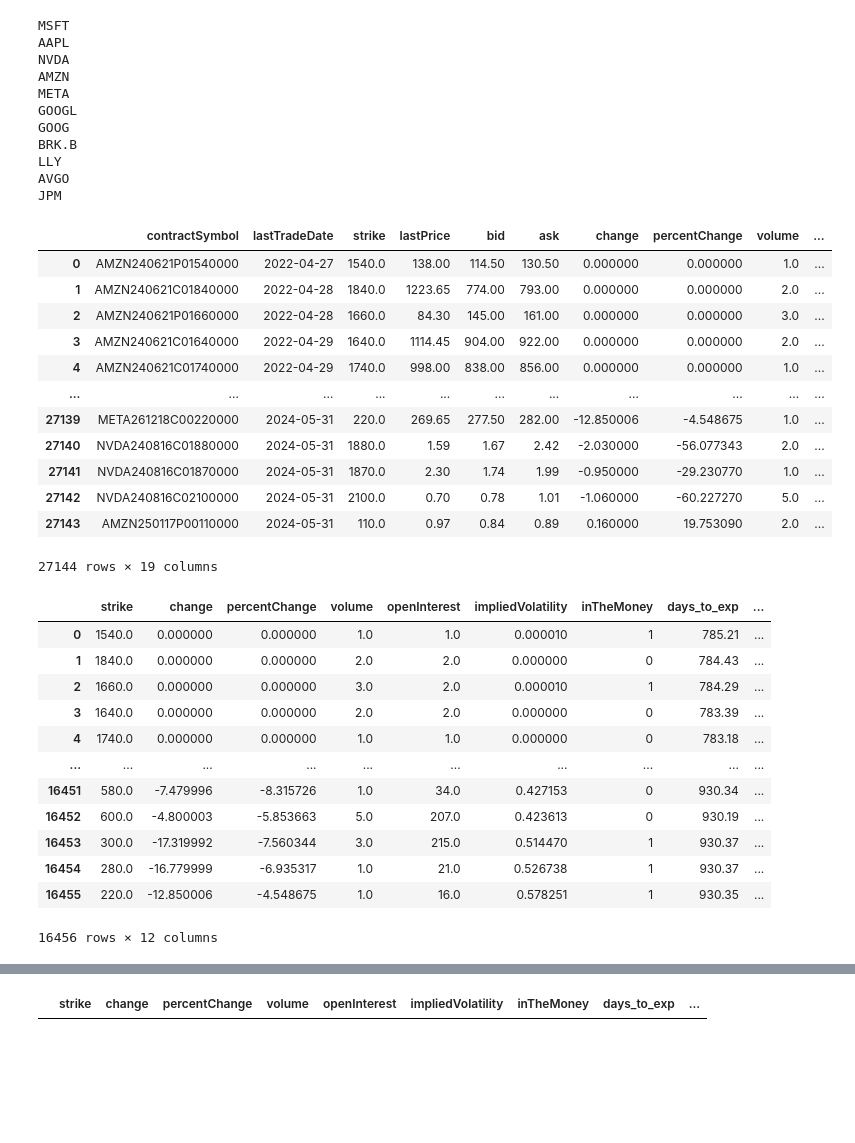
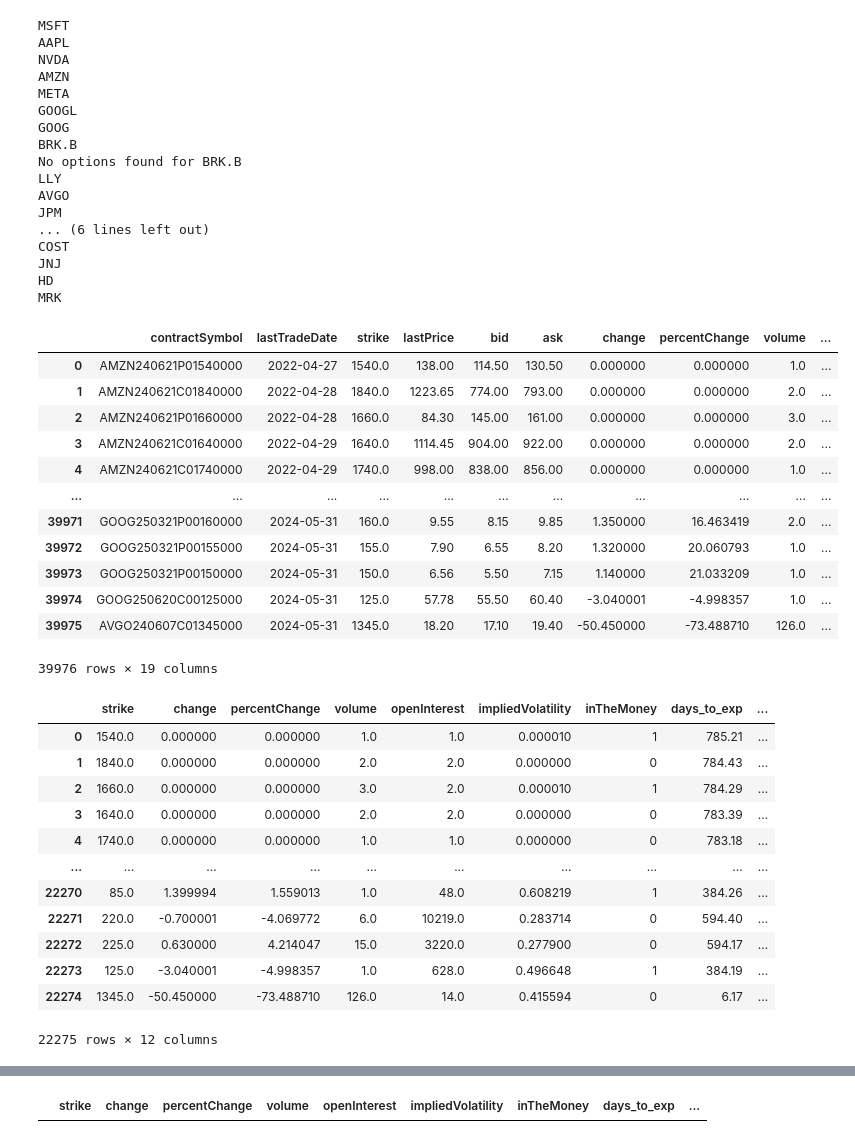
Before and after one commit to vsitucal-personal/ml2_final_project, a Jupyter notebook: ml_final_project.ipynb, the cells around one changed output, grey strips where cells are left out. Drawn from its saved outputs; the diff is of its cells as text; code cells hidden in the pictures; blank space fills up the shorter version.

```diff
--- a/ml_final_project.ipynb
+++ b/ml_final_project.ipynb
@@ -27,36 +27,42 @@ price_dict = {}
 # %%
 # top 5 tickers
 ticker_list = [
     "MSFT", "AAPL", "NVDA", "AMZN", "META", "GOOGL", "GOOG", "BRK.B", "LLY", "AVGO", "JPM",
-    # "XOM", "TSLA", "UNH", "V", "PG", "MA", "COST", "JNJ", "HD", "MRK"
+    "XOM", "TSLA", "UNH", "V", "PG", "MA", "COST", "JNJ", "HD", "MRK",
 ]
 df = combine_dfs(ticker_list, price_dict)
 df
 # %% [output]
 MSFT
 AAPL
 NVDA
 AMZN
 META
 GOOGL
 GOOG
 BRK.B
+No options found for BRK.B
 LLY
 AVGO
 JPM
+... (6 lines left out)
+COST
+JNJ
+HD
+MRK
 |  | contractSymbol | lastTradeDate | strike | lastPrice | bid | ask | change | percentChange | volume | ... |
 | 0 | AMZN240621P01540000 | 2022-04-27 | 1540.0 | 138.00 | 114.50 | 130.50 | 0.000000 | 0.000000 | 1.0 | ... |
 | 1 | AMZN240621C01840000 | 2022-04-28 | 1840.0 | 1223.65 | 774.00 | 793.00 | 0.000000 | 0.000000 | 2.0 | ... |
 | 2 | AMZN240621P01660000 | 2022-04-28 | 1660.0 | 84.30 | 145.00 | 161.00 | 0.000000 | 0.000000 | 3.0 | ... |
 | 3 | AMZN240621C01640000 | 2022-04-29 | 1640.0 | 1114.45 | 904.00 | 922.00 | 0.000000 | 0.000000 | 2.0 | ... |
 | 4 | AMZN240621C01740000 | 2022-04-29 | 1740.0 | 998.00 | 838.00 | 856.00 | 0.000000 | 0.000000 | 1.0 | ... |
 | ... | ... | ... | ... | ... | ... | ... | ... | ... | ... | ... |
-| 27139 | META261218C00220000 | 2024-05-31 | 220.0 | 269.65 | 277.50 | 282.00 | -12.850006 | -4.548675 | 1.0 | ... |
-| 27140 | NVDA240816C01880000 | 2024-05-31 | 1880.0 | 1.59 | 1.67 | 2.42 | -2.030000 | -56.077343 | 2.0 | ... |
-| 27141 | NVDA240816C01870000 | 2024-05-31 | 1870.0 | 2.30 | 1.74 | 1.99 | -0.950000 | -29.230770 | 1.0 | ... |
-| 27142 | NVDA240816C02100000 | 2024-05-31 | 2100.0 | 0.70 | 0.78 | 1.01 | -1.060000 | -60.227270 | 5.0 | ... |
-| 27143 | AMZN250117P00110000 | 2024-05-31 | 110.0 | 0.97 | 0.84 | 0.89 | 0.160000 | 19.753090 | 2.0 | ... |
+| 39971 | GOOG250321P00160000 | 2024-05-31 | 160.0 | 9.55 | 8.15 | 9.85 | 1.350000 | 16.463419 | 2.0 | ... |
+| 39972 | GOOG250321P00155000 | 2024-05-31 | 155.0 | 7.90 | 6.55 | 8.20 | 1.320000 | 20.060793 | 1.0 | ... |
+| 39973 | GOOG250321P00150000 | 2024-05-31 | 150.0 | 6.56 | 5.50 | 7.15 | 1.140000 | 21.033209 | 1.0 | ... |
+| 39974 | GOOG250620C00125000 | 2024-05-31 | 125.0 | 57.78 | 55.50 | 60.40 | -3.040001 | -4.998357 | 1.0 | ... |
+| 39975 | AVGO240607C01345000 | 2024-05-31 | 1345.0 | 18.20 | 17.10 | 19.40 | -50.450000 | -73.488710 | 126.0 | ... |
-27144 rows × 19 columns
+39976 rows × 19 columns
 # %%
 df =  prepare_ml_dataset(df)
 df
@@ -68,12 +74,12 @@ df
 | 3 | 1640.0 | 0.000000 | 0.000000 | 2.0 | 2.0 | 0.000000 | 0 | 783.39 | ... |
 | 4 | 1740.0 | 0.000000 | 0.000000 | 1.0 | 1.0 | 0.000000 | 0 | 783.18 | ... |
 | ... | ... | ... | ... | ... | ... | ... | ... | ... | ... |
-| 16451 | 580.0 | -7.479996 | -8.315726 | 1.0 | 34.0 | 0.427153 | 0 | 930.34 | ... |
-| 16452 | 600.0 | -4.800003 | -5.853663 | 5.0 | 207.0 | 0.423613 | 0 | 930.19 | ... |
-| 16453 | 300.0 | -17.319992 | -7.560344 | 3.0 | 215.0 | 0.514470 | 1 | 930.37 | ... |
-| 16454 | 280.0 | -16.779999 | -6.935317 | 1.0 | 21.0 | 0.526738 | 1 | 930.37 | ... |
-| 16455 | 220.0 | -12.850006 | -4.548675 | 1.0 | 16.0 | 0.578251 | 1 | 930.35 | ... |
+| 22270 | 85.0 | 1.399994 | 1.559013 | 1.0 | 48.0 | 0.608219 | 1 | 384.26 | ... |
+| 22271 | 220.0 | -0.700001 | -4.069772 | 6.0 | 10219.0 | 0.283714 | 0 | 594.40 | ... |
+| 22272 | 225.0 | 0.630000 | 4.214047 | 15.0 | 3220.0 | 0.277900 | 0 | 594.17 | ... |
+| 22273 | 125.0 | -3.040001 | -4.998357 | 1.0 | 628.0 | 0.496648 | 1 | 384.19 | ... |
+| 22274 | 1345.0 | -50.450000 | -73.488710 | 126.0 | 14.0 | 0.415594 | 0 | 6.17 | ... |
-16456 rows × 12 columns
+22275 rows × 12 columns
 # %%
 fig, axes = plt.subplots(4, 3, figsize=(16, 16), gridspec_kw={'hspace': 0.35})
 
```
Also changed, not shown: parts of 8 cells of this notebook, 2 other files.
